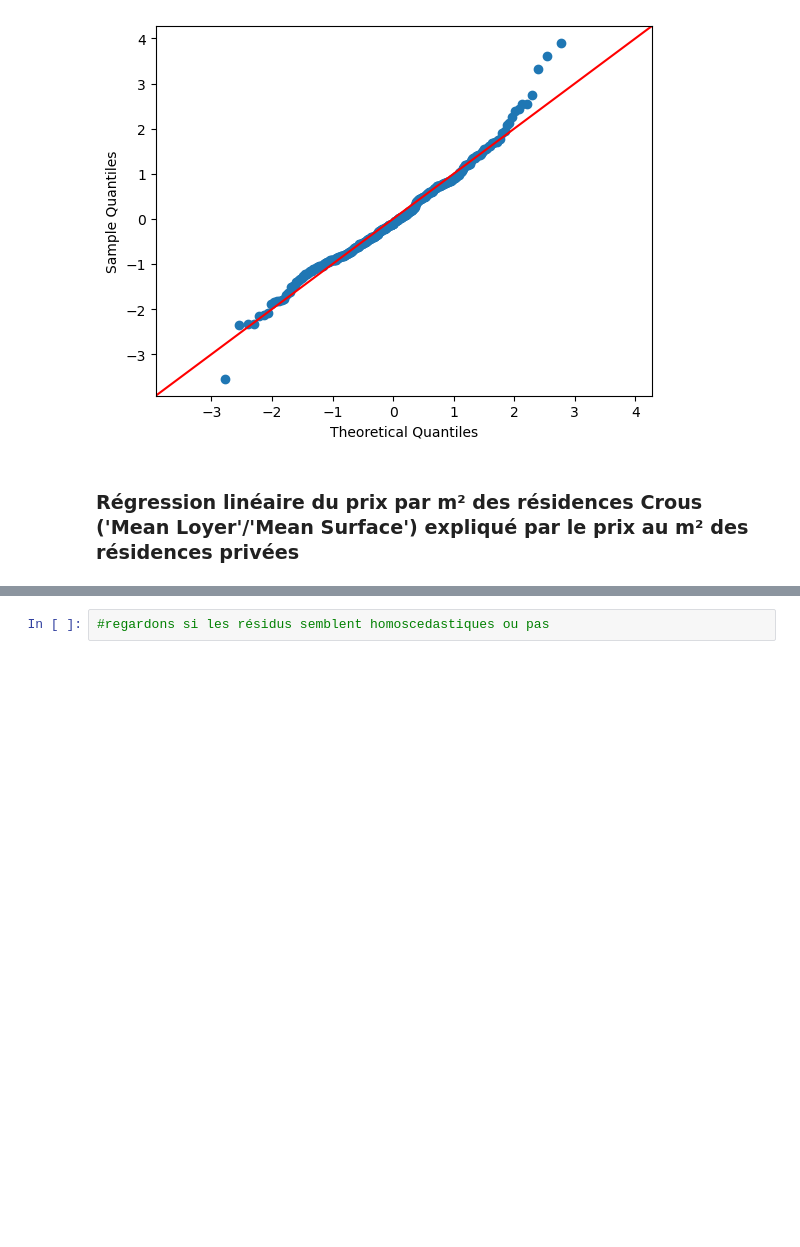
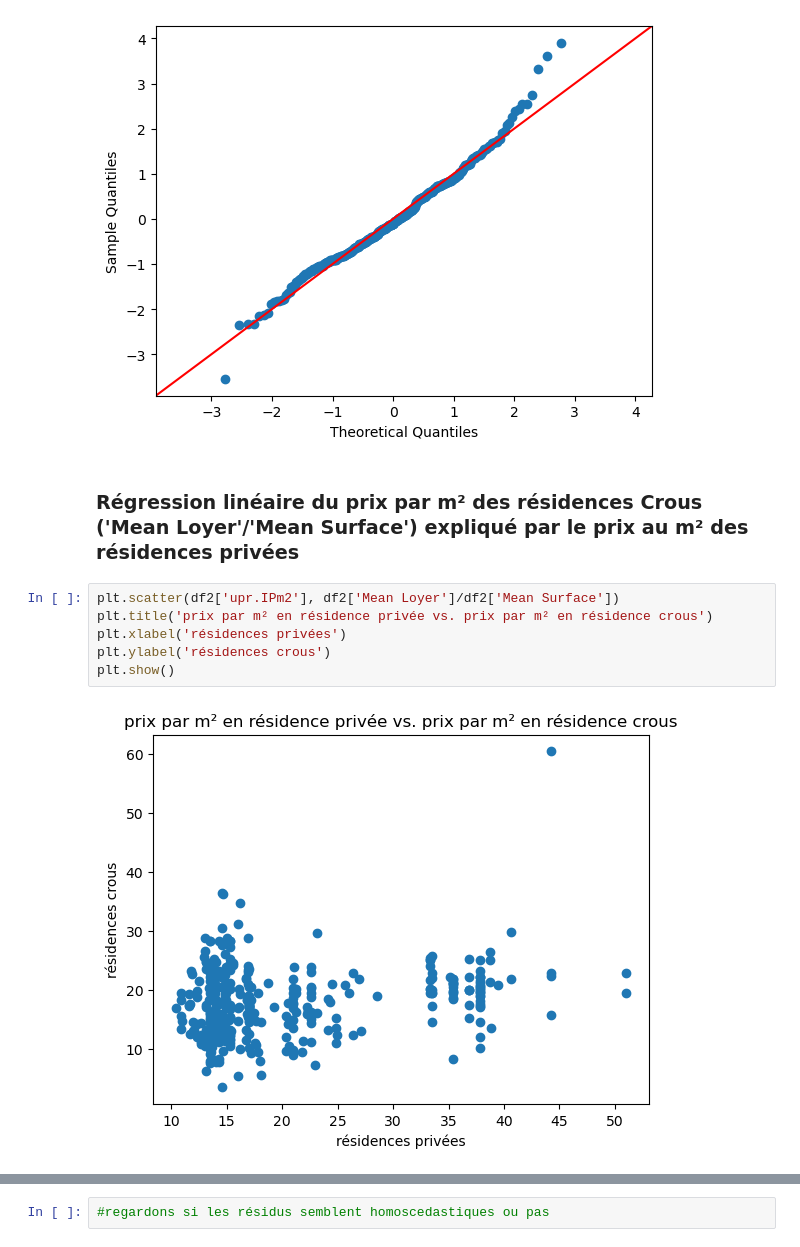
Before and after one commit to Simgnt/La-loi-du-Crous, a Jupyter notebook: Regressions.ipynb, the cells around one changed output, grey strips where cells are left out. Drawn from its saved outputs; the diff is of its cells as text; blank space fills up the shorter version.

```diff
--- a/Regressions.ipynb
+++ b/Regressions.ipynb
@@ -508,5 +495,13 @@ plt.show()
 [figure]
 # %% [markdown]
 ### Régression linéaire du prix par m² des résidences Crous ('Mean Loyer'/'Mean Surface') expliqué par le prix au m² des résidences privées
+# %%
+plt.scatter(df2['upr.IPm2'], df2['Mean Loyer']/df2['Mean Surface'])
+plt.title('prix par m² en résidence privée vs. prix par m² en résidence crous')
+plt.xlabel('résidences privées')
+plt.ylabel('résidences crous')
+plt.show()
+# %% [output]
+[figure, added]
 # %%
 Y = df2['Mean Loyer']/df2['Mean Surface'] #on définit la variable Y, le prix du m² moyen des résidences crous
```
Also changed, not shown: parts of 35 cells of this notebook, 1 other file.
